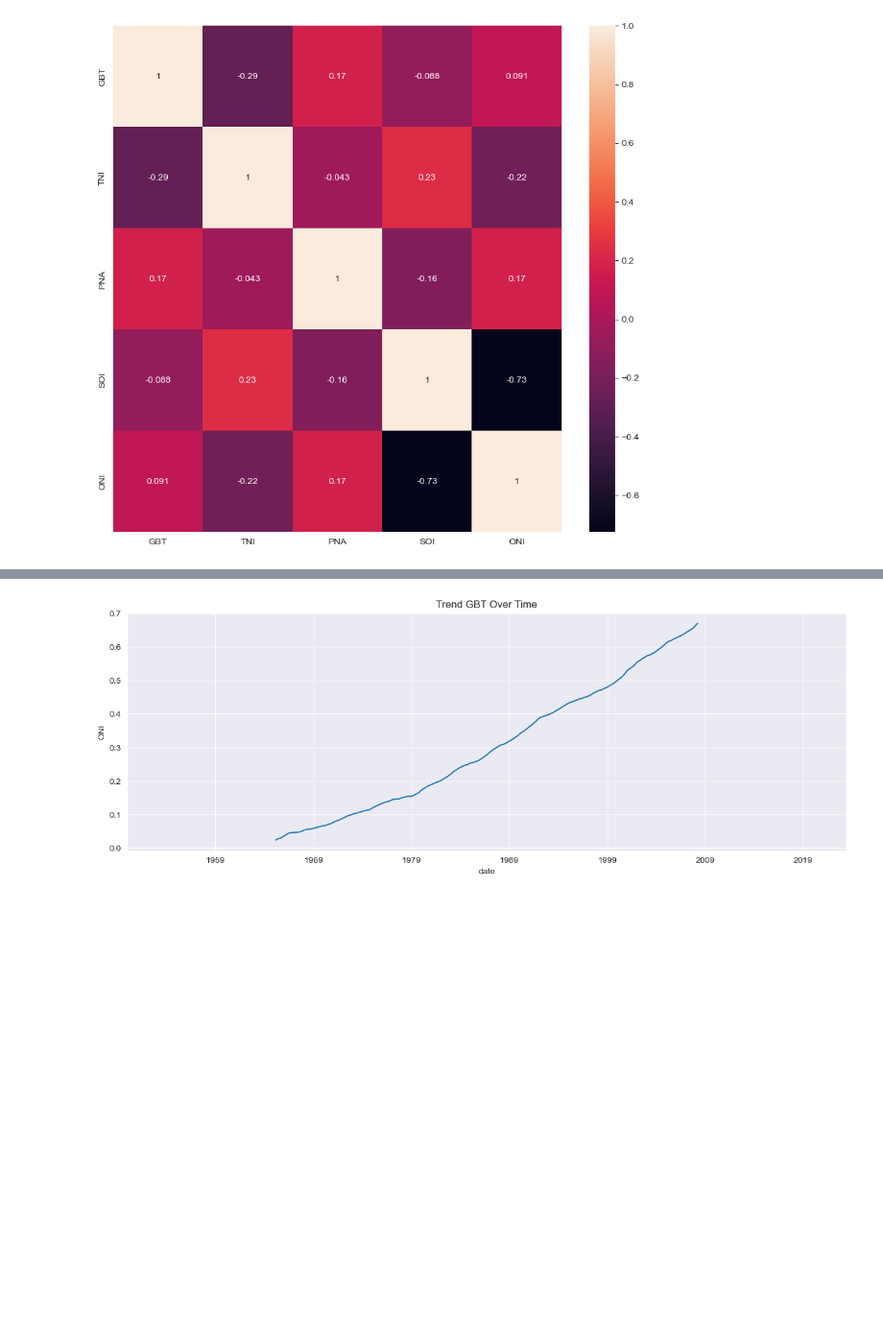
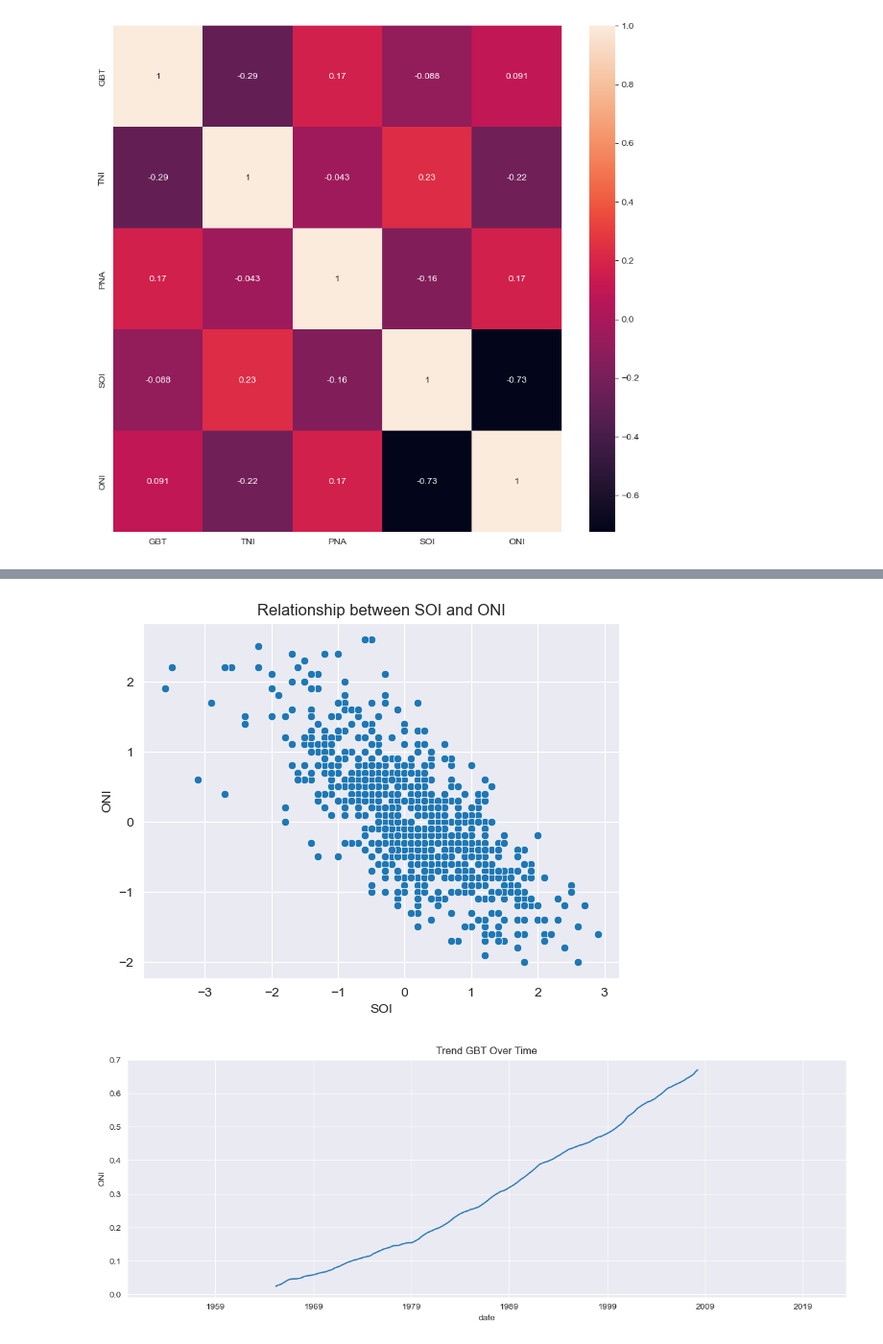
Before and after one commit to agraglez/enso-analysis, a Jupyter notebook: notebooks/enso-analysis.ipynb, the cells around one changed output, grey strips where cells are left out. Shown at 96% size. Drawn from its saved outputs; the diff is of its cells as text; code cells hidden in the pictures; blank space fills up the shorter version.

```diff
--- a/notebooks/enso-analysis.ipynb
+++ b/notebooks/enso-analysis.ipynb
@@ -744 +872,10 @@ plt.show()
+# %%
+# Showing relationship between SOI and ONI
+g1 = sns.scatterplot(x='soi', y='oni', data=enso_oni)
+plt.title('Relationship between SOI and ONI')
+plt.xlabel('SOI')
+plt.ylabel('ONI')
+plt.show()
+# %% [output]
+[figure, added]
 # %%
```
Also changed, not shown: parts of 59 cells of this notebook.
